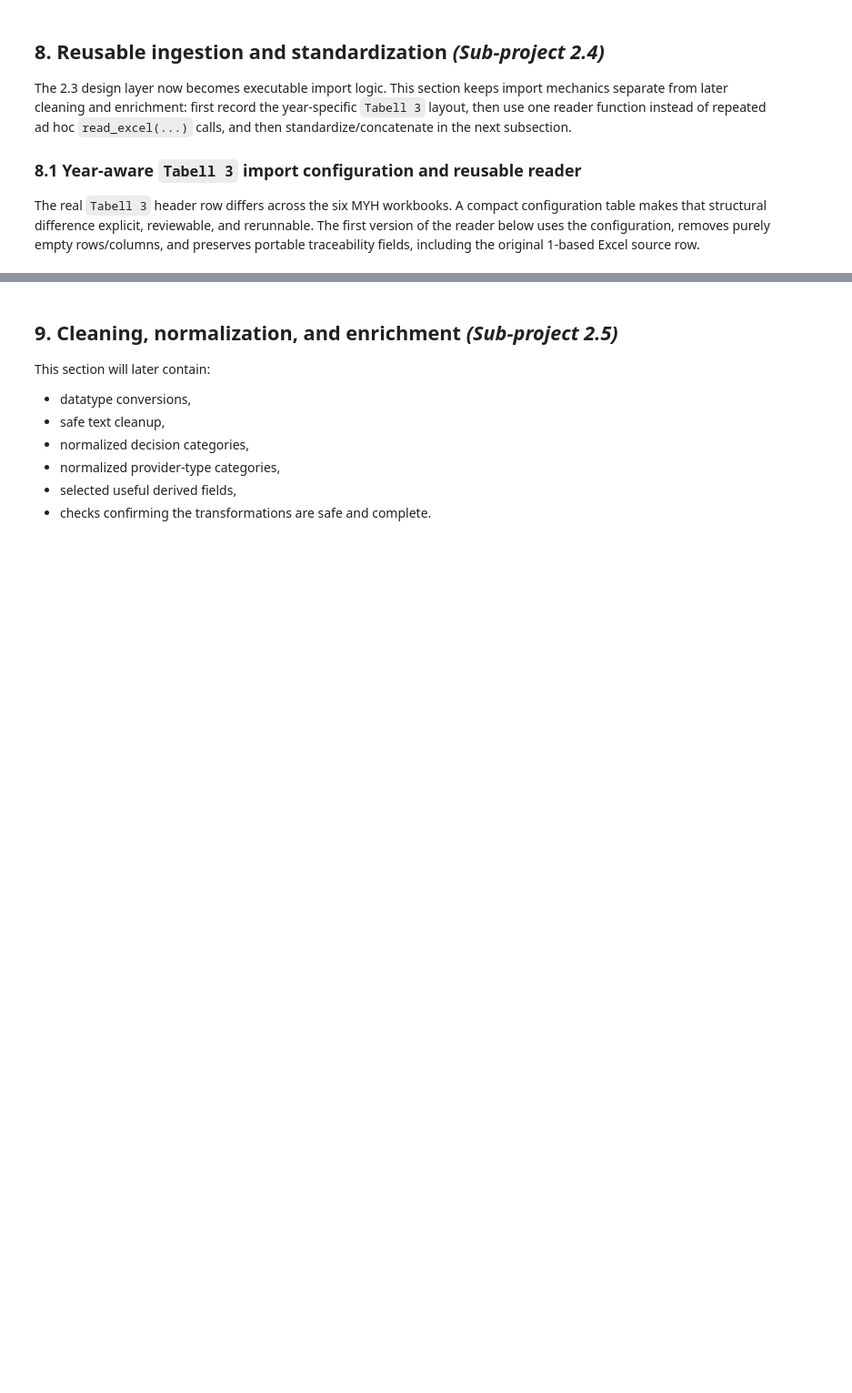
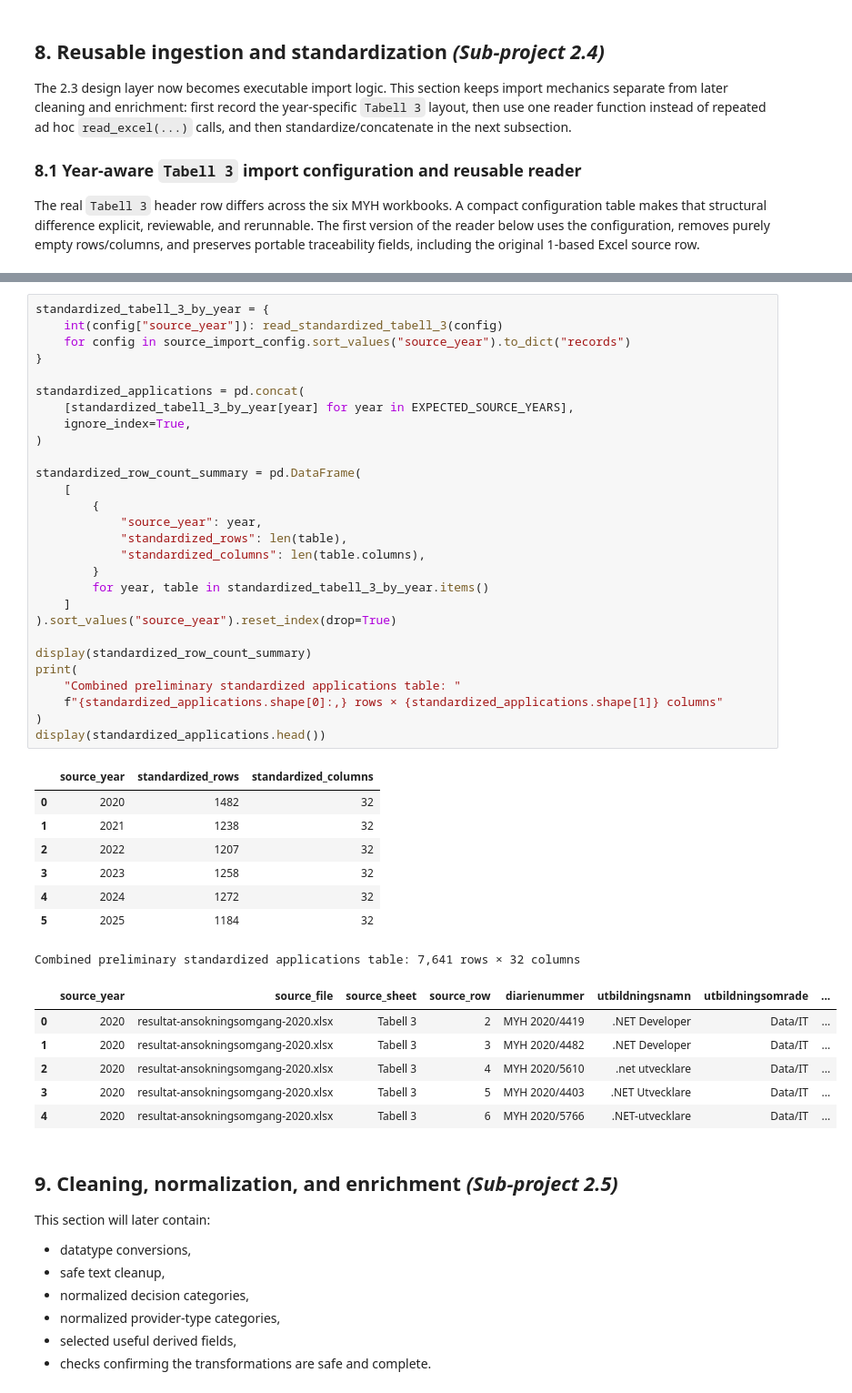
Before and after one commit to GhaneJ/Data_Pipelines, a Jupyter notebook: part_2/main.ipynb, the cells around one changed output, grey strips where cells are left out. Shown at 91% size. Saved outputs shown, nothing was run; the diff lists cells and outputs as text; blank space fills up the shorter version.

Commit message:
feature(part-2): standardize Tabell 3 fields and combine application years

```diff
--- a/part_2/main.ipynb
+++ b/part_2/main.ipynb
@@ -1189,3 +1226,46 @@ Configured Tabell 3 reader preview for 2025: 1,184 rows × 32 columns
+# %%
+standardized_tabell_3_by_year = {
+    int(config["source_year"]): read_standardized_tabell_3(config)
+    for config in source_import_config.sort_values("source_year").to_dict("records")
+}
+
+standardized_applications = pd.concat(
+    [standardized_tabell_3_by_year[year] for year in EXPECTED_SOURCE_YEARS],
+    ignore_index=True,
+)
+
+standardized_row_count_summary = pd.DataFrame(
+    [
+        {
+            "source_year": year,
+            "standardized_rows": len(table),
+            "standardized_columns": len(table.columns),
+        }
+        for year, table in standardized_tabell_3_by_year.items()
+    ]
+).sort_values("source_year").reset_index(drop=True)
+
+display(standardized_row_count_summary)
+print(
+    "Combined preliminary standardized applications table: "
+    f"{standardized_applications.shape[0]:,} rows × {standardized_applications.shape[1]} columns"
+)
+display(standardized_applications.head())
+# %% [output]
+|  | source_year | standardized_rows | standardized_columns |
+| 0 | 2020 | 1482 | 32 |
+| 1 | 2021 | 1238 | 32 |
+| 2 | 2022 | 1207 | 32 |
+| 3 | 2023 | 1258 | 32 |
+| 4 | 2024 | 1272 | 32 |
+| 5 | 2025 | 1184 | 32 |
+Combined preliminary standardized applications table: 7,641 rows × 32 columns
+|  | source_year | source_file | source_sheet | source_row | diarienummer | utbildningsnamn | utbildningsomrade | ... |
+| 0 | 2020 | resultat-ansokningsomgang-2020.xlsx | Tabell 3 | 2 | MYH 2020/4419 | .NET Developer | Data/IT | ... |
+| 1 | 2020 | resultat-ansokningsomgang-2020.xlsx | Tabell 3 | 3 | MYH 2020/4482 | .NET Developer | Data/IT | ... |
+| 2 | 2020 | resultat-ansokningsomgang-2020.xlsx | Tabell 3 | 4 | MYH 2020/5610 | .net utvecklare | Data/IT | ... |
+| 3 | 2020 | resultat-ansokningsomgang-2020.xlsx | Tabell 3 | 5 | MYH 2020/4403 | .NET Utvecklare | Data/IT | ... |
+| 4 | 2020 | resultat-ansokningsomgang-2020.xlsx | Tabell 3 | 6 | MYH 2020/5766 | .NET-utvecklare | Data/IT | ... |
 # %% [markdown]
 ## 9. Cleaning, normalization, and enrichment *(Sub-project 2.5)*
 
```
Also changed, not shown: parts of 2 cells of this notebook.
